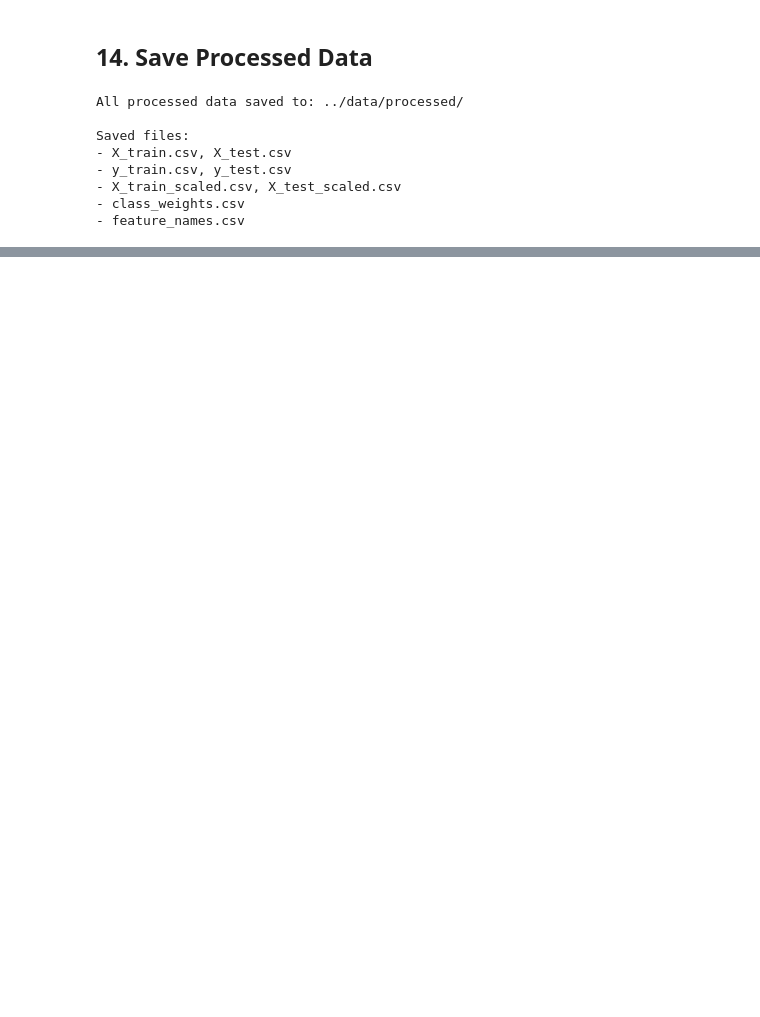
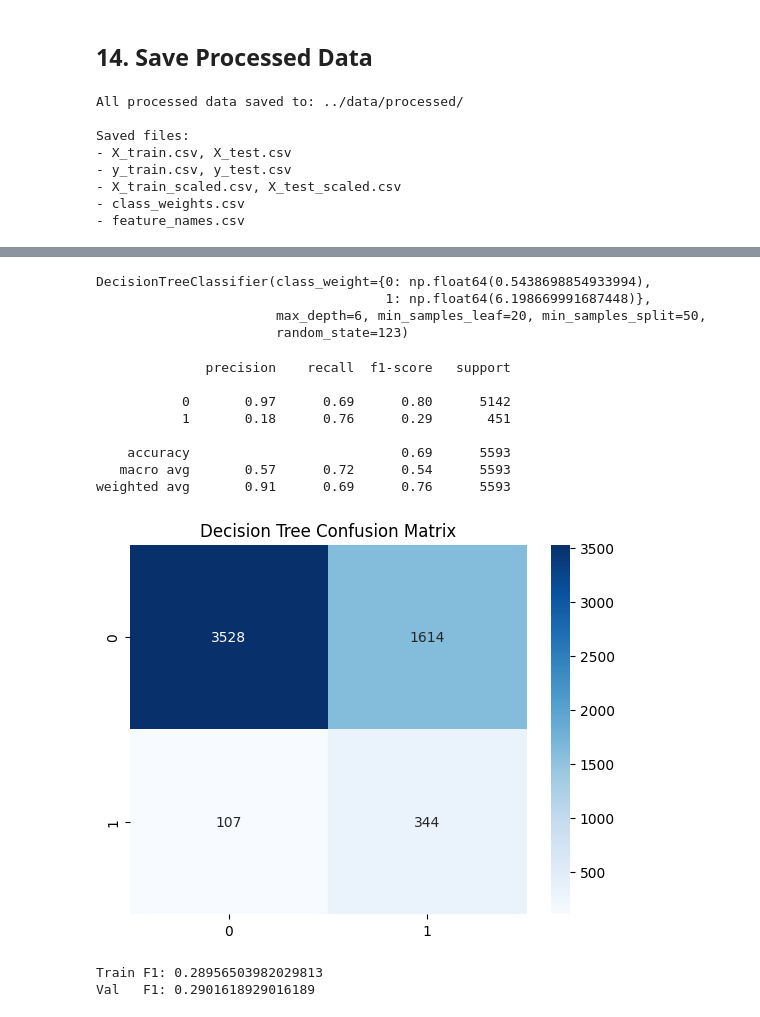
Before and after one commit to Abderrahamane/data-mining-project, a Jupyter notebook: notebooks/2_data_preparation.ipynb, the cells around one changed output, grey strips where cells are left out. Drawn from its saved outputs; the diff is of its cells as text; code cells hidden in the pictures; blank space fills up the shorter version.

```diff
--- a/notebooks/2_data_preparation.ipynb
+++ b/notebooks/2_data_preparation.ipynb
@@ -381,7 +386,8 @@ exclude_from_features = [
     'na_sales',         # Regional sales are components of total_sales
     'jp_sales',         # Including them would be data leakage
     'pal_sales',
-    'other_sales'
+    'other_sales',
+    'critic_score'
 ]
 
 feature_cols = [col for col in df_encoded.columns if col not in exclude_from_features]
@@ -533,3 +540,21 @@ Saved files:
 - X_train_scaled.csv, X_test_scaled.csv
 - class_weights.csv
 - feature_names.csv
+# %%
+from sklearn.model_selection import train_test_split
+
+X_train, X_test, y_train, y_test = train_test_split(
+    X, y,
+    test_size=0.3,
+    stratify=y,   # ⭐ THIS LINE
+    random_state=123
+)
+
+
+print("New split:")
+print(f"Train size: {len(X_train)}")
+print(f"Test size: {len(X_test)}")
+print("\nTrain distribution:")
+print(y_train.value_counts(normalize=True))
+print("\nTest distribution:")
+print(y_test.value_counts(normalize=True))
@@ -535,0 +583,36 @@ Saved files:
+# %%
+# 2. Train Decision Tree
+dt = DecisionTreeClassifier(
+    max_depth=6,
+    min_samples_split=50,
+    min_samples_leaf=20,
+    class_weight=class_weight_dict,
+    random_state=123
+)
+# %%
+dt.fit(X_train, y_train)
+# %% [output]
+DecisionTreeClassifier(class_weight={0: np.float64(0.5438698854933994),
+                                     1: np.float64(6.198669991687448)},
+                       max_depth=6, min_samples_leaf=20, min_samples_split=50,
+                       random_state=123)
+# %%
+# 3. Evaluate
+y_pred = dt.predict(X_test)
+
+print(classification_report(y_test, y_pred))
+
+cm = confusion_matrix(y_test, y_pred)
+sns.heatmap(cm, annot=True, fmt='d', cmap='Blues')
+plt.title("Decision Tree Confusion Matrix")
+plt.show()
+# %% [output]
+              precision    recall  f1-score   support
+
+           0       0.97      0.69      0.80      5142
+           1       0.18      0.76      0.29       451
+
+    accuracy                           0.69      5593
+   macro avg       0.57      0.72      0.54      5593
+weighted avg       0.91      0.69      0.76      5593
+[figure, added]
@@ -535,0 +627,11 @@ Saved files:
+# %%
+from sklearn.metrics import f1_score
+
+train_pred = dt.predict(X_train)
+val_pred   = dt.predict(X_val)
+
+print("Train F1:", f1_score(y_train, train_pred))
+print("Val   F1:", f1_score(y_val, val_pred))
+# %% [output]
+Train F1: 0.28956503982029813
+Val   F1: 0.2901618929016189
```
Also changed, not shown: parts of 20 cells of this notebook.
